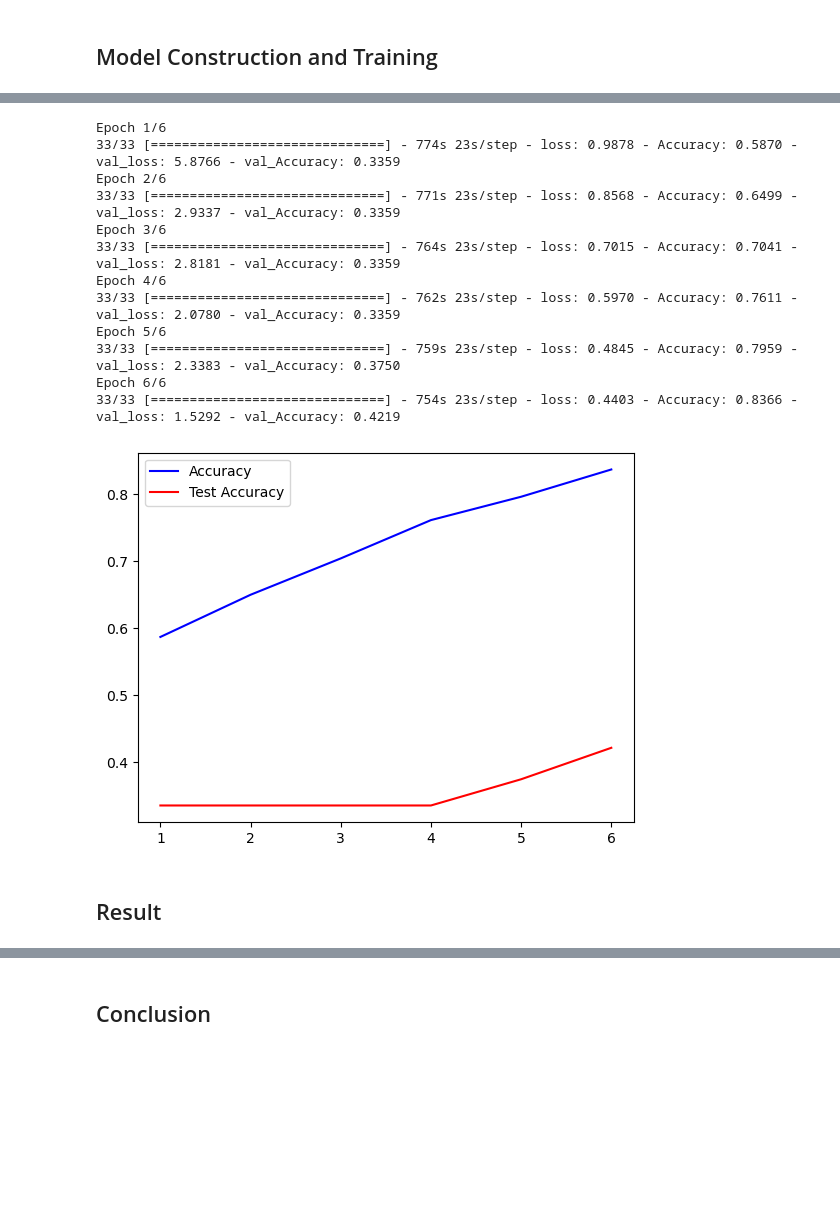
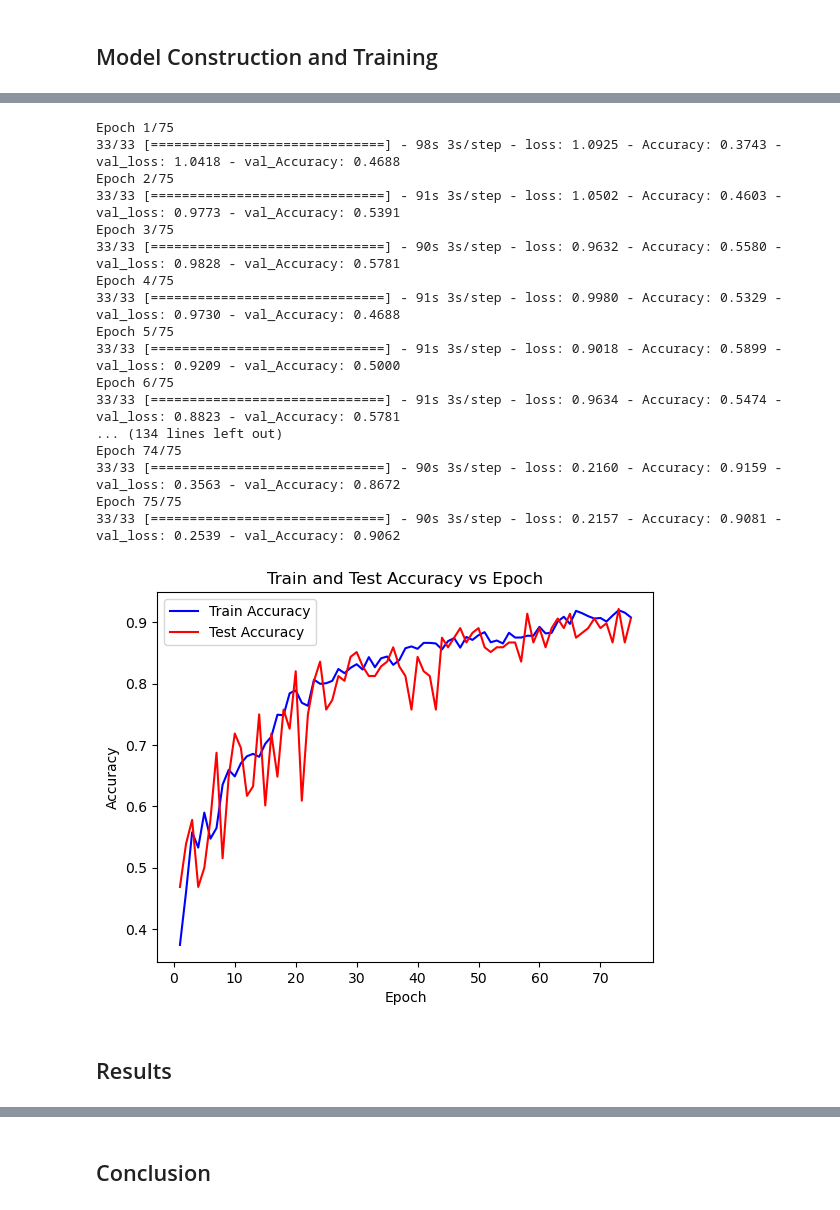
Before and after one commit to smaslo2/BeanClassification, a Jupyter notebook: beans.ipynb, the cells around one changed output, grey strips where cells are left out. Saved outputs shown, nothing was run; the diff lists cells and outputs as text; code cells hidden in the pictures; blank space fills up the shorter version.

```diff
--- a/beans.ipynb
+++ b/beans.ipynb
@@ -82,17 +86,13 @@ dtype: int64
 # %%
-def normalize_img(image, label):
-    """Normalizes images: -> `float32`."""
-    return tf.cast(image, tf.float32) / 255., tf.one_hot(label, 3)
+def fn(image, label):
+    return image, tf.one_hot(label, 3)
 
-ds_train = ds_train.map(
-    normalize_img, num_parallel_calls=tf.data.AUTOTUNE)
+ds_train = ds_train.map(fn, num_parallel_calls=tf.data.AUTOTUNE)
+ds_train = ds_train.batch(32)
 ds_train = ds_train.cache()
 ds_train = ds_train.shuffle(ds_info.splits['train'].num_examples)
-ds_train = ds_train.batch(32)
-ds_train = ds_train.prefetch(tf.data.AUTOTUNE)
 # %%
-ds_test = ds_test.map(
-    normalize_img, num_parallel_calls=tf.data.AUTOTUNE)
+ds_test = ds_test.map(fn, num_parallel_calls=tf.data.AUTOTUNE)
 ds_test = ds_test.batch(32)
 ds_test = ds_test.cache()
 ds_test = ds_test.prefetch(tf.data.AUTOTUNE)
@@ -152,29 +152,39 @@ Non-trainable params: 512
 _________________________________________________________________
 # %%
+epochs=75
 history = model.fit(
     ds_train,
-    epochs=6,
+    epochs=epochs,
     validation_data=ds_test,
+    callbacks=[callback]
 )
 # %% [output]
-Epoch 1/6
-33/33 [==============================] - 774s 23s/step - loss: 0.9878 - Accuracy: 0.5870 - val_loss: 5.8766 - val_Accuracy: 0.3359
-Epoch 2/6
-33/33 [==============================] - 771s 23s/step - loss: 0.8568 - Accuracy: 0.6499 - val_loss: 2.9337 - val_Accuracy: 0.3359
-Epoch 3/6
-33/33 [==============================] - 764s 23s/step - loss: 0.7015 - Accuracy: 0.7041 - val_loss: 2.8181 - val_Accuracy: 0.3359
-Epoch 4/6
-33/33 [==============================] - 762s 23s/step - loss: 0.5970 - Accuracy: 0.7611 - val_loss: 2.0780 - val_Accuracy: 0.3359
-Epoch 5/6
-33/33 [==============================] - 759s 23s/step - loss: 0.4845 - Accuracy: 0.7959 - val_loss: 2.3383 - val_Accuracy: 0.3750
-Epoch 6/6
-33/33 [==============================] - 754s 23s/step - loss: 0.4403 - Accuracy: 0.8366 - val_loss: 1.5292 - val_Accuracy: 0.4219
+Epoch 1/75
+33/33 [==============================] - 98s 3s/step - loss: 1.0925 - Accuracy: 0.3743 - val_loss: 1.0418 - val_Accuracy: 0.4688
+Epoch 2/75
+33/33 [==============================] - 91s 3s/step - loss: 1.0502 - Accuracy: 0.4603 - val_loss: 0.9773 - val_Accuracy: 0.5391
+Epoch 3/75
+33/33 [==============================] - 90s 3s/step - loss: 0.9632 - Accuracy: 0.5580 - val_loss: 0.9828 - val_Accuracy: 0.5781
+Epoch 4/75
+33/33 [==============================] - 91s 3s/step - loss: 0.9980 - Accuracy: 0.5329 - val_loss: 0.9730 - val_Accuracy: 0.4688
+Epoch 5/75
+33/33 [==============================] - 91s 3s/step - loss: 0.9018 - Accuracy: 0.5899 - val_loss: 0.9209 - val_Accuracy: 0.5000
+Epoch 6/75
+33/33 [==============================] - 91s 3s/step - loss: 0.9634 - Accuracy: 0.5474 - val_loss: 0.8823 - val_Accuracy: 0.5781
+... (134 lines left out)
+Epoch 74/75
+33/33 [==============================] - 90s 3s/step - loss: 0.2160 - Accuracy: 0.9159 - val_loss: 0.3563 - val_Accuracy: 0.8672
+Epoch 75/75
+33/33 [==============================] - 90s 3s/step - loss: 0.2157 - Accuracy: 0.9081 - val_loss: 0.2539 - val_Accuracy: 0.9062
 # %%
-plt.plot(range(1,7), history.history['Accuracy'], color='b', label='Accuracy')
-plt.plot(range(1,7), history.history['val_Accuracy'], color='r', label='Test Accuracy')
+plt.plot(range(1,epochs+1), history.history['Accuracy'], color='b', label='Train Accuracy')
+plt.plot(range(1,epochs+1), history.history['val_Accuracy'], color='r', label='Test Accuracy')
 plt.legend()
+plt.xlabel('Epoch')
+plt.ylabel('Accuracy')
+plt.title('Train and Test Accuracy vs Epoch')
 plt.show()
 # %% [output]
-[figure, old version]
+[figure, new version]
 # %% [markdown]
-## Result
+## Results
```
Also changed, not shown: parts of 14 cells of this notebook.
